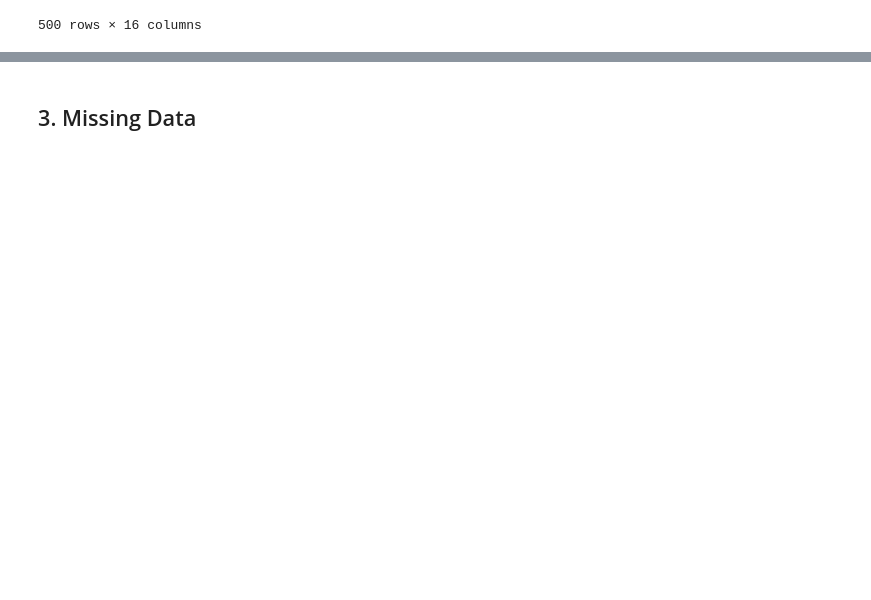
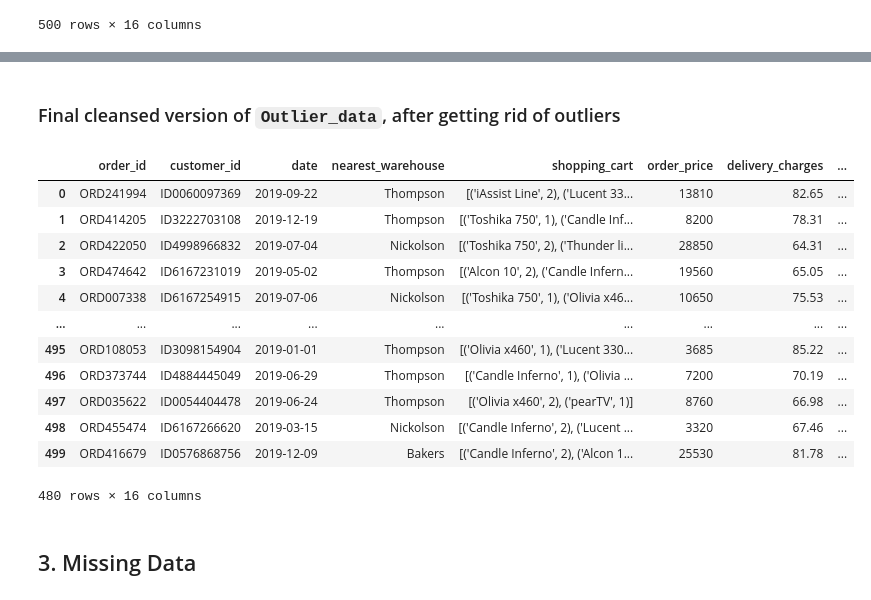
Before and after one commit to DanielTranDS/TransactionalRetailData-Wrangling-EDA, a Jupyter notebook: TransactionalRetail_Codes.ipynb, the cells around one changed output, grey strips where cells are left out. Cells and saved outputs as stored; diff of their text form; code cells hidden in the pictures; blank space fills up the shorter version.

```diff
--- a/TransactionalRetail_Codes.ipynb
+++ b/TransactionalRetail_Codes.ipynb
@@ -1125,2 +1221,31 @@ dirty_data_cleansed
+# %%
+#Outliers that are below the lower fence
+outlier_1=outlier_data_1[outlier_data_1["residual"]<bp_fences[0]]
+
+#Outliers that are above the upper fence
+outlier_2=outlier_data_1[outlier_data_1["residual"]>bp_fences[1]]
+# %%
+#Remove these outliers from the original data
+outlier_data=outlier_data.drop(outlier_1.index,axis=0)
+outlier_data=outlier_data.drop(outlier_2.index,axis=0)
+# %% [markdown]
+### Final cleansed version of `Outlier_data`, after getting rid of outliers
+# %%
+outlier_data_cleansed=outlier_data
+outlier_data_cleansed
+# %% [output]
+|  | order_id | customer_id | date | nearest_warehouse | shopping_cart | order_price | delivery_charges | ... |
+| 0 | ORD241994 | ID0060097369 | 2019-09-22 | Thompson | [('iAssist Line', 2), ('Lucent 33... | 13810 | 82.65 | ... |
+| 1 | ORD414205 | ID3222703108 | 2019-12-19 | Thompson | [('Toshika 750', 1), ('Candle Inf... | 8200 | 78.31 | ... |
+| 2 | ORD422050 | ID4998966832 | 2019-07-04 | Nickolson | [('Toshika 750', 2), ('Thunder li... | 28850 | 64.31 | ... |
+| 3 | ORD474642 | ID6167231019 | 2019-05-02 | Thompson | [('Alcon 10', 2), ('Candle Infern... | 19560 | 65.05 | ... |
+| 4 | ORD007338 | ID6167254915 | 2019-07-06 | Nickolson | [('Toshika 750', 1), ('Olivia x46... | 10650 | 75.53 | ... |
+| ... | ... | ... | ... | ... | ... | ... | ... | ... |
+| 495 | ORD108053 | ID3098154904 | 2019-01-01 | Thompson | [('Olivia x460', 1), ('Lucent 330... | 3685 | 85.22 | ... |
+| 496 | ORD373744 | ID4884445049 | 2019-06-29 | Thompson | [('Candle Inferno', 1), ('Olivia ... | 7200 | 70.19 | ... |
+| 497 | ORD035622 | ID0054404478 | 2019-06-24 | Thompson | [('Olivia x460', 2), ('pearTV', 1)] | 8760 | 66.98 | ... |
+| 498 | ORD455474 | ID6167266620 | 2019-03-15 | Nickolson | [('Candle Inferno', 2), ('Lucent ... | 3320 | 67.46 | ... |
+| 499 | ORD416679 | ID0576868756 | 2019-12-09 | Bakers | [('Candle Inferno', 2), ('Alcon 1... | 25530 | 81.78 | ... |
+480 rows × 16 columns
 # %% [markdown]
 ## 3. Missing Data <a class="anchor" id="3"></a>
```
Also changed, not shown: parts of 15 cells of this notebook.
